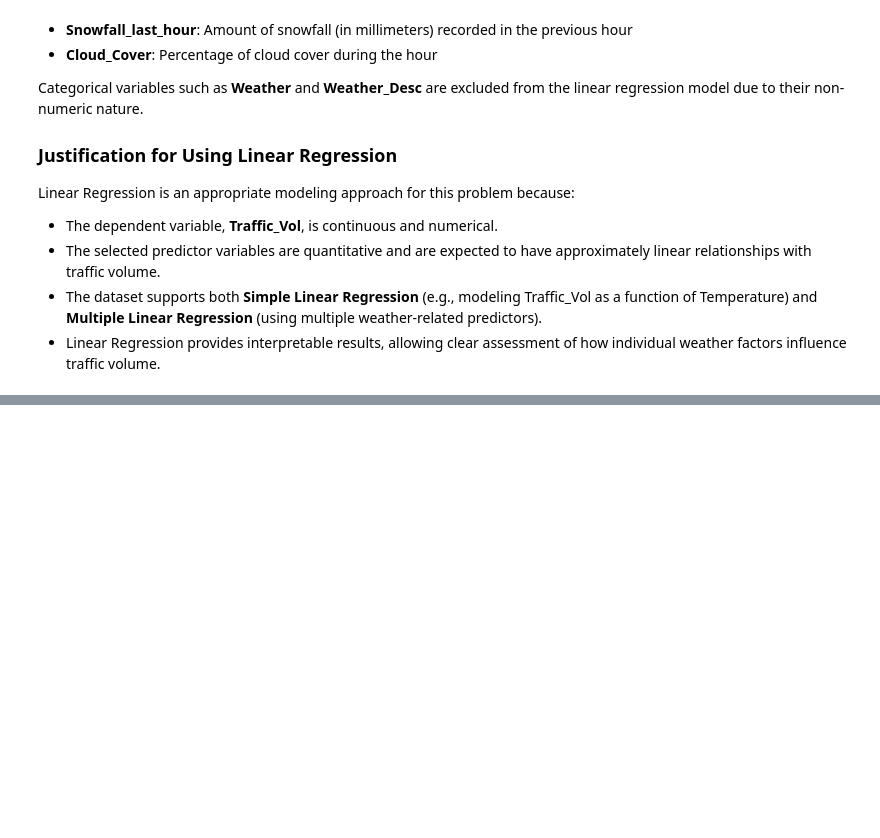
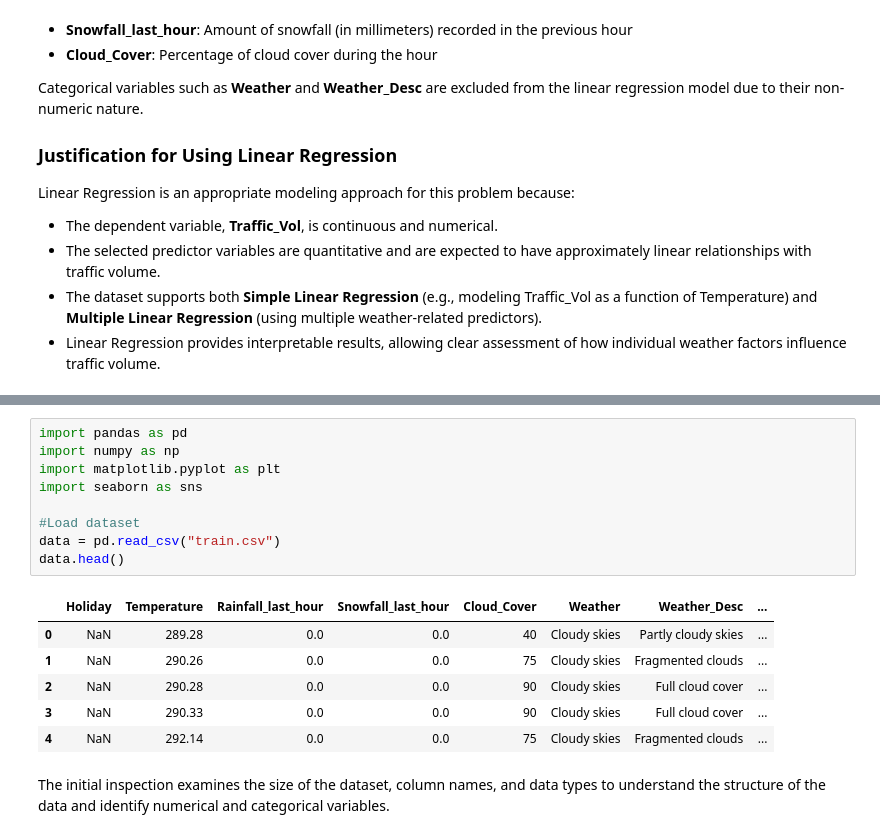
Before and after one commit to DanielMagero/Group5-ML, a Jupyter notebook: assignment/assignmentt.ipynb, the cells around one changed output, grey strips where cells are left out. Drawn from its saved outputs; the diff is of its cells as text; blank space fills up the shorter version.

```diff
--- a/assignment/assignmentt.ipynb
+++ b/assignment/assignmentt.ipynb
@@ -33,0 +40,18 @@ Linear Regression is an appropriate modeling approach for this problem because:
+# %%
+import pandas as pd
+import numpy as np
+import matplotlib.pyplot as plt
+import seaborn as sns
+
+#Load dataset
+data = pd.read_csv("train.csv")
+data.head()
+# %% [output]
+|  | Holiday | Temperature | Rainfall_last_hour | Snowfall_last_hour | Cloud_Cover | Weather | Weather_Desc | ... |
+| 0 | NaN | 289.28 | 0.0 | 0.0 | 40 | Cloudy skies | Partly cloudy skies | ... |
+| 1 | NaN | 290.26 | 0.0 | 0.0 | 75 | Cloudy skies | Fragmented clouds | ... |
+| 2 | NaN | 290.28 | 0.0 | 0.0 | 90 | Cloudy skies | Full cloud cover | ... |
+| 3 | NaN | 290.33 | 0.0 | 0.0 | 90 | Cloudy skies | Full cloud cover | ... |
+| 4 | NaN | 292.14 | 0.0 | 0.0 | 75 | Cloudy skies | Fragmented clouds | ... |
+# %% [markdown]
+The initial inspection examines the size of the dataset, column names, and data types to understand the structure of the data and identify numerical and categorical variables.
```
Also changed, not shown: parts of 14 cells of this notebook.
